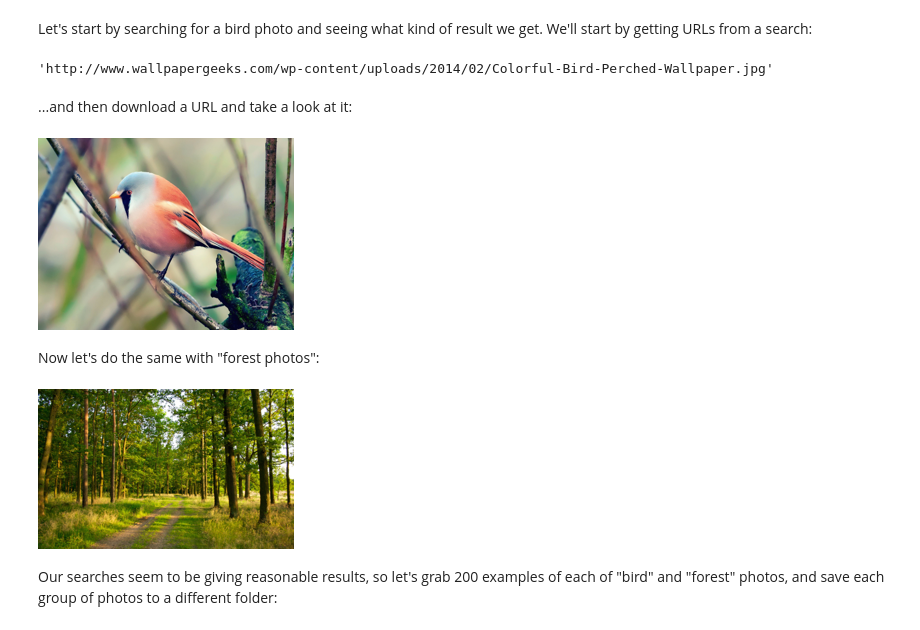
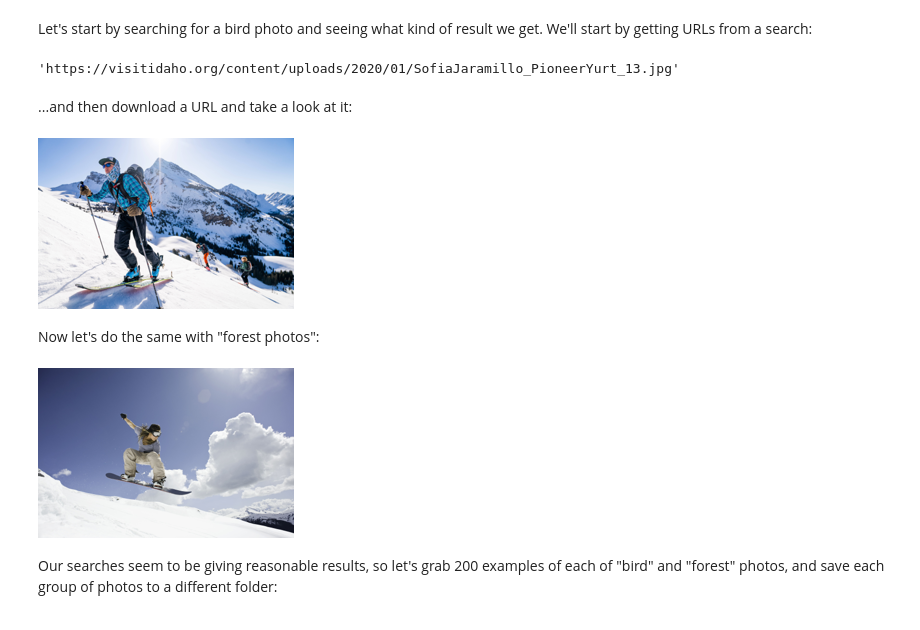
Before and after one commit to britannio/course22, a Jupyter notebook: 00-is-it-a-bird-creating-a-model-from-your-own-data.ipynb, the cells around one changed output. Cells and saved outputs as stored; diff of their text form; code cells hidden in the pictures.

```diff
--- a/00-is-it-a-bird-creating-a-model-from-your-own-data.ipynb
+++ b/00-is-it-a-bird-creating-a-model-from-your-own-data.ipynb
@@ -46,29 +46,29 @@ def search_images(term, max_images=200): return L(ddg_images(term, max_results=m
 # %% [markdown]
 Let's start by searching for a bird photo and seeing what kind of result we get. We'll start by getting URLs from a search:
 # %%
-urls = search_images('bird photos', max_images=1)
+urls = search_images('skiing photos', max_images=1)
 urls[0]
 # %% [output]
-'http://www.wallpapergeeks.com/wp-content/uploads/2014/02/Colorful-Bird-Perched-Wallpaper.jpg'
+'https://visitidaho.org/content/uploads/2020/01/SofiaJaramillo_PioneerYurt_13.jpg'
 # %% [markdown]
 ...and then download a URL and take a look at it:
 # %%
 from fastdownload import download_url
-dest = 'bird.jpg'
+dest = 'ski.jpg'
 download_url(urls[0], dest, show_progress=False)
 
 from fastai.vision.all import *
 im = Image.open(dest)
 im.to_thumb(256,256)
 # %% [output]
-[figure, old version]
+[figure, new version]
 # %% [markdown]
 Now let's do the same with "forest photos":
 # %%
-download_url(search_images('forest photos', max_images=1)[0], 'forest.jpg', show_progress=False)
-Image.open('forest.jpg').to_thumb(256,256)
+download_url(search_images('snowboarding photos', max_images=1)[0], 'snowboard.jpg', show_progress=False)
+Image.open('snowboard.jpg').to_thumb(256,256)
 # %% [output]
-[figure, old version]
+[figure, new version]
 # %% [markdown]
 Our searches seem to be giving reasonable results, so let's grab 200 examples of each of "bird" and "forest" photos, and save each group of photos to a different folder:
 # %%
```
Also changed, not shown: parts of 5 cells of this notebook.
